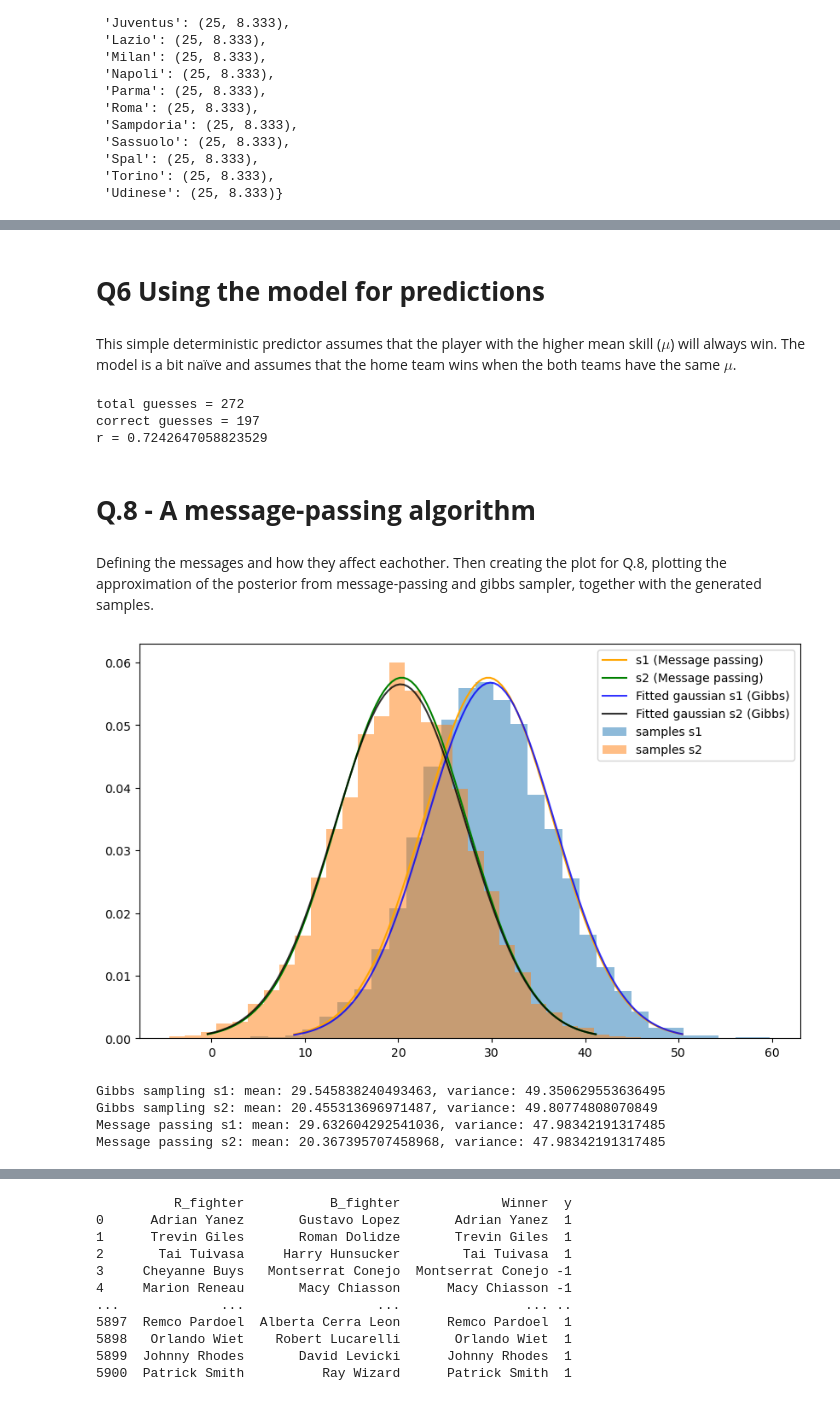
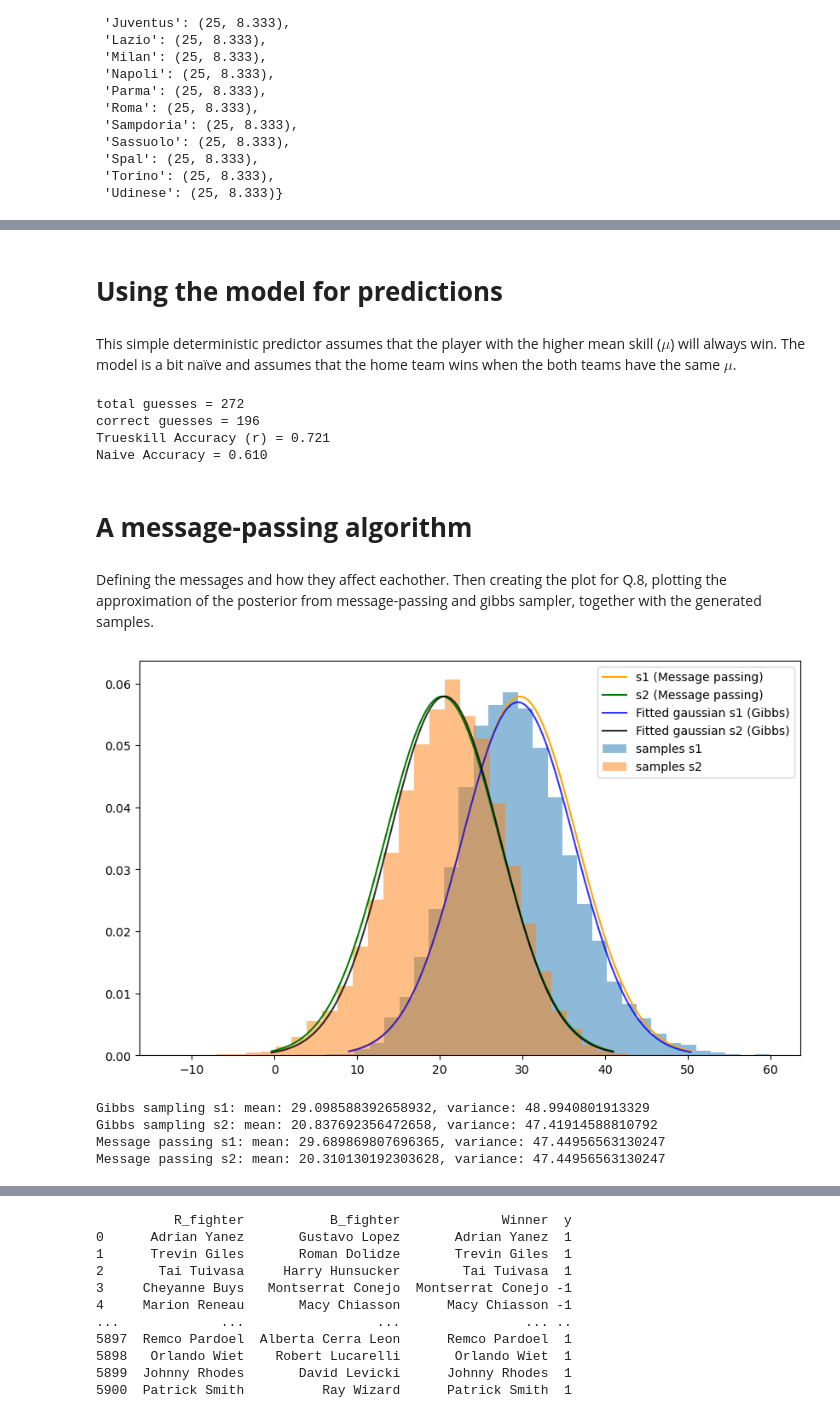
Before and after one commit to dannem1337/trueskill_py, a Jupyter notebook: runme.ipynb, the cells around one changed output, grey strips where cells are left out. Saved outputs shown, nothing was run; the diff lists cells and outputs as text; code cells hidden in the pictures.

```diff
--- a/runme.ipynb
+++ b/runme.ipynb
@@ -8,5 +8,5 @@ from scipy.stats import truncnorm, norm
 import time
 from numpy.linalg import inv
 
-np.random.seed(123)
+rng = np.random.default_rng(seed=123)
 # %% [markdown]
@@ -44,7 +44,7 @@ def sample_s(sig_matrix, A, beta, mu_matrix, t):
     mu_s_t = mu_s_t.flatten()
 
     # Sample s1, s2 from the multivariate normal distribution
-    s1, s2 = np.random.multivariate_normal(mu_s_t, sigma_s_t)
+    s1, s2 = rng.multivariate_normal(mu_s_t, sigma_s_t)
     return s1, s2
 
 # Function to sample t (the performance difference) using truncated normal
@@ -58,7 +58,7 @@ def sample_t(s1, s2, beta, y):
     #Handling errors (debugging method)
     try: t = stats.truncnorm.rvs(a=(a - mean_t) / beta,\
                             b=(b - mean_t) / beta,\
-                            loc=mean_t, scale=beta)
+                            loc=mean_t, scale=beta, random_state=rng)
 
     except ValueError:
         print(f"\nValueError! a={a}, b={b}, mean_t={mean_t}, beta={beta}\n")
@@ -500,5 +500,5 @@ plt.show()
 # %% [markdown]
-# **Q6 Using the model for predictions**
+# **Using the model for predictions**
 # %% [markdown]
 This simple deterministic predictor assumes that the player with the higher mean skill ($\mu$) will always win. The model is a bit naïve and assumes that the home team wins when the both teams have the same $\mu$.
 # %%
@@ -519,6 +519,7 @@ def prediction(mu1, mu2):
     return 1 if mu1 > mu2 else -1
 
 correct_guess = 0
+correct_naive = 0
 total_guess = 0
 
 beta = 25/6
@@ -533,19 +534,25 @@ for row in serieA.itertuples(index=False):
         if pred == y:
             correct_guess += 1
 
+        naive_pred = 1
+        if naive_pred == y:
+            correct_naive += 1
+
         serieA_update_ranking(All_teams_pred_dict, y, team1, team2, mu1, mu2, sigma1, sigma2)
 
         total_guess += 1
 
 print(f"total guesses = {total_guess}")
 print(f"correct guesses = {correct_guess}")
-print(f"r = {correct_guess/total_guess}")
+print(f"Trueskill Accuracy (r) = {correct_guess / total_guess:.3f}")
+print(f"Naive Accuracy = {correct_naive / total_guess:.3f}")
 # %% [output]
 total guesses = 272
-correct guesses = 197
-r = 0.7242647058823529
+correct guesses = 196
+Trueskill Accuracy (r) = 0.721
+Naive Accuracy = 0.610
 # %% [markdown]
-# **Q.8 - A message-passing algorithm**
+# **A message-passing algorithm**
 # %%
 """
 Functions from lessons, to compute multiplication/division &
@@ -606,7 +613,7 @@ mu_1 = 25
 mu_2 = 25
 sigma_1 = (25/3) ** 2
 sigma_2 = (25/3) ** 2
-beta = 25/6
+beta = 25/6 ** 2
 y = 1
 
 """Message passing algorithm"""
@@ -673,36 +680,36 @@ pdf_gibbs_s2 = stats.norm.pdf(x2, s2_mean, s2_std)
 #Setting up figures for comparing message-passing posterior, gibbs sampling
 #posterior and the actual samples s1 and s2.
 x_axis_s1 = np.linspace(p_s1_mean-3*np.sqrt(p_s1_var),\
                         p_s1_mean+3*np.sqrt(p_s1_var), 100)
 
 x_axis_s2 = np.linspace(p_s2_mean-3*np.sqrt(p_s2_var),\
                         p_s2_mean+3*np.sqrt(p_s2_var), 100)
 
 pdf_mp_s1 = norm.pdf(x_axis_s1, p_s1_mean, np.sqrt(p_s1_var))
 pdf_mp_s2 = norm.pdf(x_axis_s2, p_s2_mean, np.sqrt(p_s2_var))
 
 plt.figure(figsize=(10,6))
 plt.plot(x_axis_s1, pdf_mp_s1, 'orange', label='s1 (Message passing)')
 plt.plot(x_axis_s2, pdf_mp_s2, 'green', label='s2 (Message passing)')
 
 plt.plot(x_axis_s1, pdf_gibbs_s1, 'b', label="Fitted gaussian s1 (Gibbs)",\
          alpha=0.8)
 plt.plot(x_axis_s2, pdf_gibbs_s2, 'k', label="Fitted gaussian s2 (Gibbs)",\
          alpha=0.8)
 
 plt.hist(samples_s1, bins=30, alpha=0.5, label='samples s1', density=True)
 plt.hist(samples_s2, bins=30, alpha=0.5, label='samples s2', density=True)
 plt.legend()
 plt.show()
 
 print(f"Gibbs sampling s1: mean: {s1_mean}, variance: {s1_std**2}")
 print(f"Gibbs sampling s2: mean: {s2_mean}, variance: {s2_std**2}")
 print(f"Message passing s1: mean: {p_s1_mean}, variance: {p_s1_var}")
 print(f"Message passing s2: mean: {p_s2_mean}, variance: {p_s2_var}")
 # %% [output]
-[figure, old version]
+[figure, new version]
-Gibbs sampling s1: mean: 29.545838240493463, variance: 49.350629553636495
-Gibbs sampling s2: mean: 20.455313696971487, variance: 49.80774808070849
-Message passing s1: mean: 29.632604292541036, variance: 47.98342191317485
-Message passing s2: mean: 20.367395707458968, variance: 47.98342191317485
+Gibbs sampling s1: mean: 29.098588392658932, variance: 48.9940801913329
+Gibbs sampling s2: mean: 20.837692356472658, variance: 47.41914588810792
+Message passing s1: mean: 29.689869807696365, variance: 47.44956563130247
+Message passing s2: mean: 20.310130192303628, variance: 47.44956563130247
 # %% [markdown]
```
Also changed, not shown: parts of 23 cells of this notebook, 9 other files.
